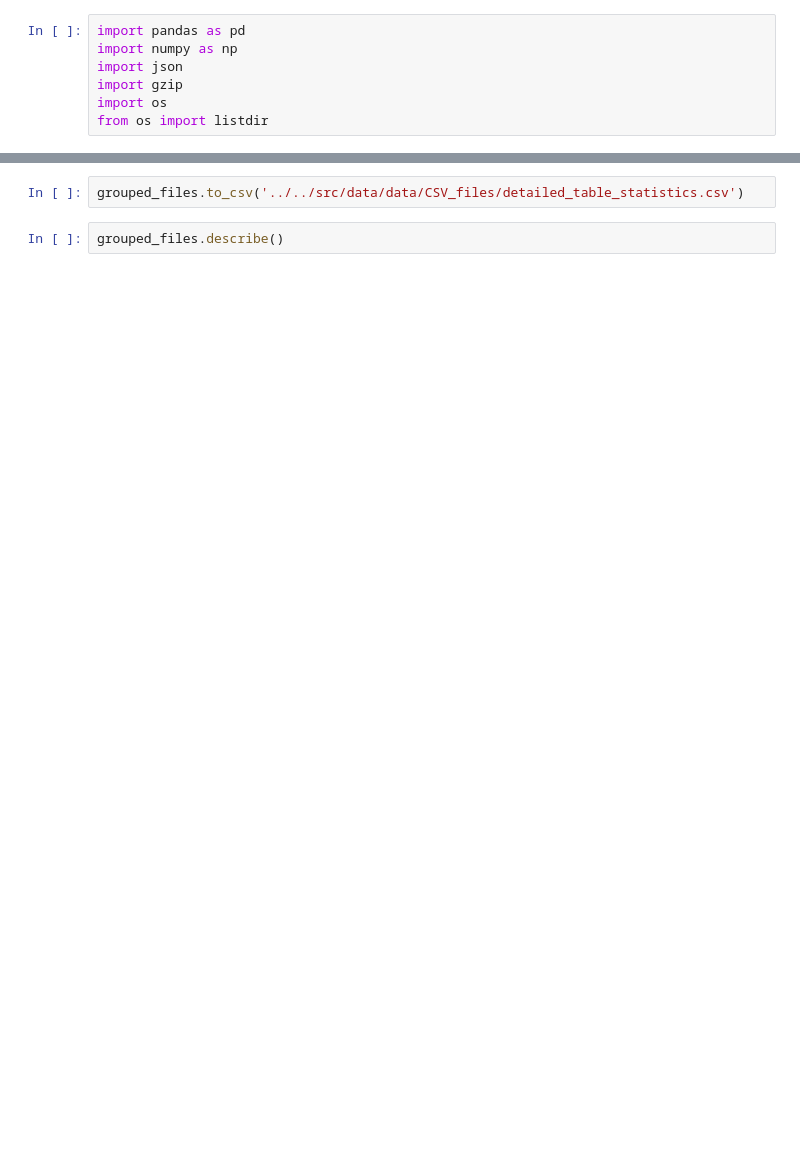
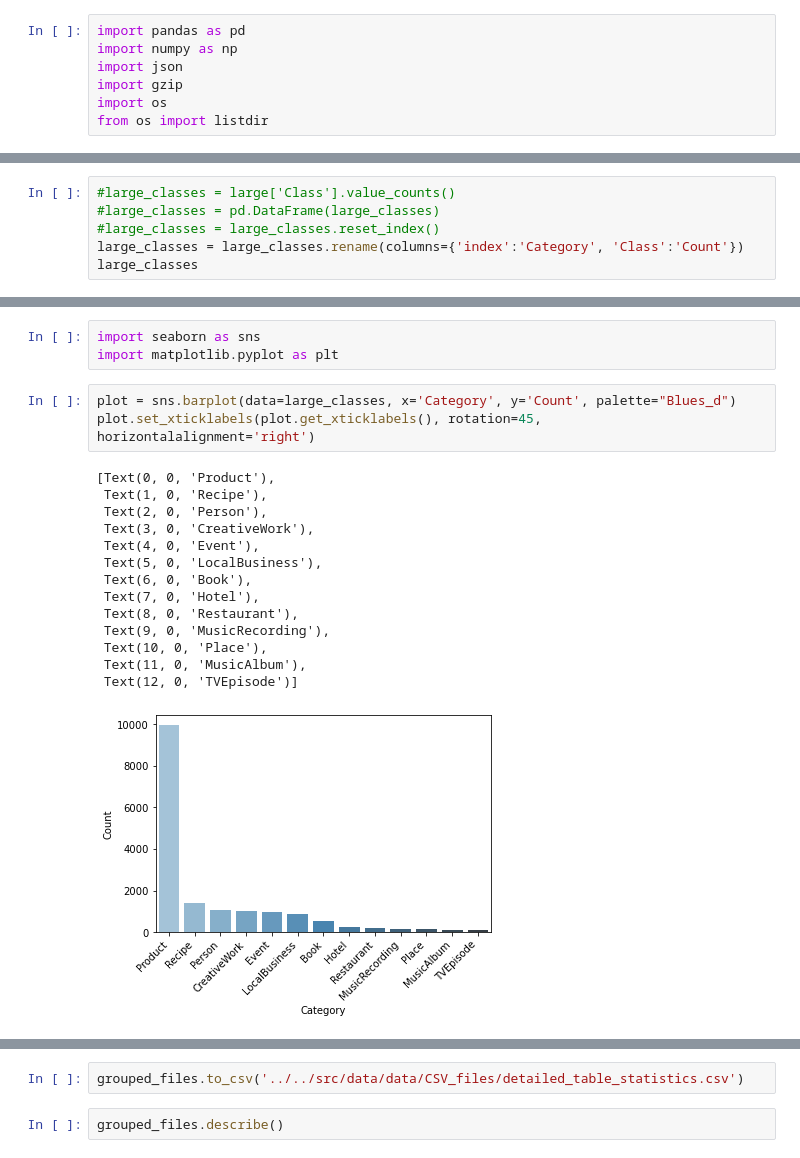
Before and after one commit to NiklasSabel/data_integration_using_deep_learning, a Jupyter notebook: notebooks/Schema/distribute_tables_jh.ipynb, the cells around one changed output, grey strips where cells are left out. Drawn from its saved outputs; the diff is of its cells as text; blank space fills up the shorter version.

```diff
--- a/notebooks/Schema/distribute_tables_jh.ipynb
+++ b/notebooks/Schema/distribute_tables_jh.ipynb
@@ -41,0 +155,6 @@ Name: columns, Length: 459247, dtype: object
+# %%
+#large_classes = large['Class'].value_counts()
+#large_classes = pd.DataFrame(large_classes)
+#large_classes = large_classes.reset_index()
+large_classes = large_classes.rename(columns={'index':'Category', 'Class':'Count'})
+large_classes
@@ -41,0 +176,21 @@ Name: columns, Length: 459247, dtype: object
+# %%
+import seaborn as sns
+import matplotlib.pyplot as plt
+# %%
+plot = sns.barplot(data=large_classes, x='Category', y='Count', palette="Blues_d")
+plot.set_xticklabels(plot.get_xticklabels(), rotation=45, horizontalalignment='right')
+# %% [output]
+[Text(0, 0, 'Product'),
+ Text(1, 0, 'Recipe'),
+ Text(2, 0, 'Person'),
+ Text(3, 0, 'CreativeWork'),
+ Text(4, 0, 'Event'),
+ Text(5, 0, 'LocalBusiness'),
+ Text(6, 0, 'Book'),
+ Text(7, 0, 'Hotel'),
+ Text(8, 0, 'Restaurant'),
+ Text(9, 0, 'MusicRecording'),
+ Text(10, 0, 'Place'),
+ Text(11, 0, 'MusicAlbum'),
+ Text(12, 0, 'TVEpisode')]
+[figure, added]
```
Also changed, not shown: parts of 16 cells of this notebook.
